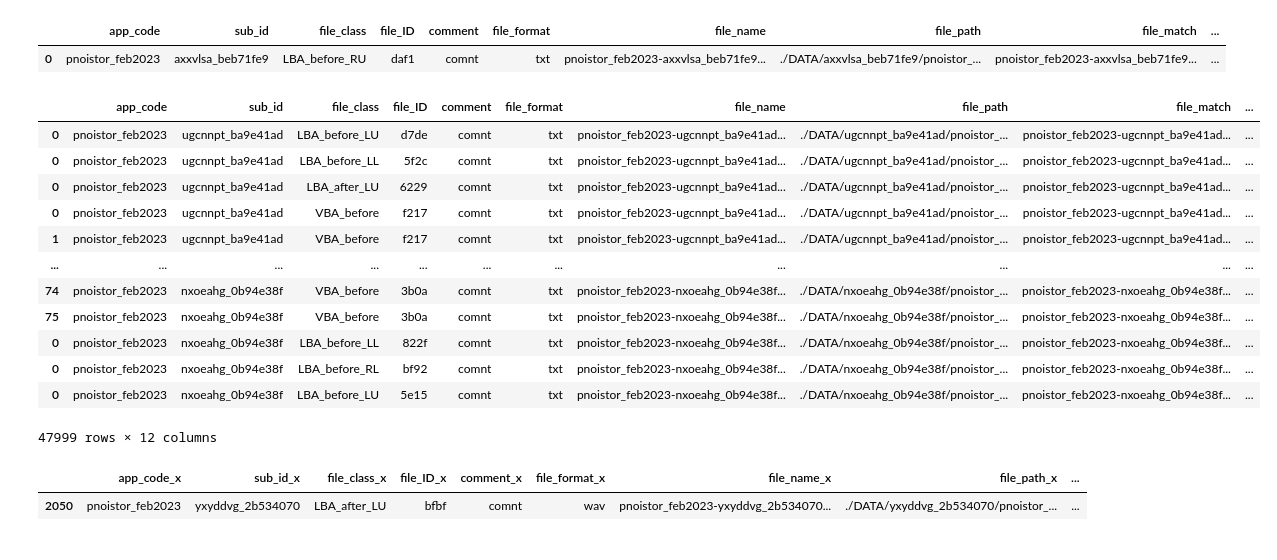
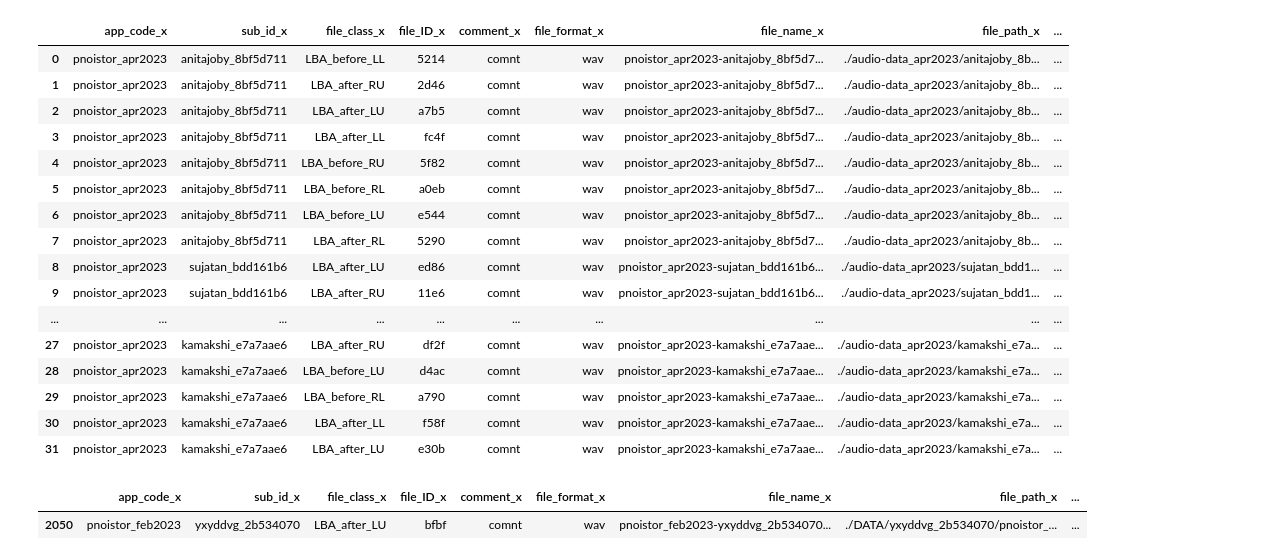
Before and after one commit to vaguebrownfox01/pnoi-anotest, a Jupyter notebook: anotest.ipynb, the cells around one changed output. Saved outputs shown, nothing was run; the diff lists cells and outputs as text; code cells hidden in the pictures.

```diff
--- a/anotest.ipynb
+++ b/anotest.ipynb
@@ -9,3 +7,5 @@ DATA_PATH = "./DATA"
+# %%
+DATA_PATH = "./audio-data_apr2023"
 # %%
 class Annotest:
     SEP = "-"
@@ -36,8 +36,8 @@ class Annotest:
         self.ALL_FILES_DF = self.make_files_df(all_files)
         self.ALL_SUBJECTS_LIST = self.get_subject_list()
 
-        self.ALL_METADATA_DF = self.make_metadata_df()
-        self.ALL_AUDIO_ANOTE_DF = self.make_aud_anot_df()
+        # self.ALL_METADATA_DF = self.make_metadata_df()
+        # self.ALL_AUDIO_ANOTE_DF = self.make_aud_anot_df()
 
 
     def make_files_df(self, all_files: list) -> pd.DataFrame:
@@ -134,26 +134,27 @@ pnoiannotest = Annotest(DATA_PATH)
 
 # annotest.get_anotless_aud()
 
-pnoiannotest.get_aud_anot_typos()
+# pnoiannotest.get_aud_anot_typos()
-# %% [output]
-|  | app_code | sub_id | file_class | file_ID | comment | file_format | file_name | file_path | file_match | ... |
-| 0 | pnoistor_feb2023 | axxvlsa_beb71fe9 | LBA_before_RU | daf1 | comnt | txt | pnoistor_feb2023-axxvlsa_beb71fe9... | ./DATA/axxvlsa_beb71fe9/pnoistor_... | pnoistor_feb2023-axxvlsa_beb71fe9... | ... |
 # %%
-pnoiannotest.ALL_AUDIO_ANOTE_DF
+pnoiannotest.get_anotless_aud()
 # %% [output]
-|  | app_code | sub_id | file_class | file_ID | comment | file_format | file_name | file_path | file_match | ... |
-| 0 | pnoistor_feb2023 | ugcnnpt_ba9e41ad | LBA_before_LU | d7de | comnt | txt | pnoistor_feb2023-ugcnnpt_ba9e41ad... | ./DATA/ugcnnpt_ba9e41ad/pnoistor_... | pnoistor_feb2023-ugcnnpt_ba9e41ad... | ... |
-| 0 | pnoistor_feb2023 | ugcnnpt_ba9e41ad | LBA_before_LL | 5f2c | comnt | txt | pnoistor_feb2023-ugcnnpt_ba9e41ad... | ./DATA/ugcnnpt_ba9e41ad/pnoistor_... | pnoistor_feb2023-ugcnnpt_ba9e41ad... | ... |
-| 0 | pnoistor_feb2023 | ugcnnpt_ba9e41ad | LBA_after_LU | 6229 | comnt | txt | pnoistor_feb2023-ugcnnpt_ba9e41ad... | ./DATA/ugcnnpt_ba9e41ad/pnoistor_... | pnoistor_feb2023-ugcnnpt_ba9e41ad... | ... |
-| 0 | pnoistor_feb2023 | ugcnnpt_ba9e41ad | VBA_before | f217 | comnt | txt | pnoistor_feb2023-ugcnnpt_ba9e41ad... | ./DATA/ugcnnpt_ba9e41ad/pnoistor_... | pnoistor_feb2023-ugcnnpt_ba9e41ad... | ... |
-| 1 | pnoistor_feb2023 | ugcnnpt_ba9e41ad | VBA_before | f217 | comnt | txt | pnoistor_feb2023-ugcnnpt_ba9e41ad... | ./DATA/ugcnnpt_ba9e41ad/pnoistor_... | pnoistor_feb2023-ugcnnpt_ba9e41ad... | ... |
-| ... | ... | ... | ... | ... | ... | ... | ... | ... | ... | ... |
-| 74 | pnoistor_feb2023 | nxoeahg_0b94e38f | VBA_before | 3b0a | comnt | txt | pnoistor_feb2023-nxoeahg_0b94e38f... | ./DATA/nxoeahg_0b94e38f/pnoistor_... | pnoistor_feb2023-nxoeahg_0b94e38f... | ... |
-| 75 | pnoistor_feb2023 | nxoeahg_0b94e38f | VBA_before | 3b0a | comnt | txt | pnoistor_feb2023-nxoeahg_0b94e38f... | ./DATA/nxoeahg_0b94e38f/pnoistor_... | pnoistor_feb2023-nxoeahg_0b94e38f... | ... |
-| 0 | pnoistor_feb2023 | nxoeahg_0b94e38f | LBA_before_LL | 822f | comnt | txt | pnoistor_feb2023-nxoeahg_0b94e38f... | ./DATA/nxoeahg_0b94e38f/pnoistor_... | pnoistor_feb2023-nxoeahg_0b94e38f... | ... |
-| 0 | pnoistor_feb2023 | nxoeahg_0b94e38f | LBA_before_RL | bf92 | comnt | txt | pnoistor_feb2023-nxoeahg_0b94e38f... | ./DATA/nxoeahg_0b94e38f/pnoistor_... | pnoistor_feb2023-nxoeahg_0b94e38f... | ... |
-| 0 | pnoistor_feb2023 | nxoeahg_0b94e38f | LBA_before_LU | 5e15 | comnt | txt | pnoistor_feb2023-nxoeahg_0b94e38f... | ./DATA/nxoeahg_0b94e38f/pnoistor_... | pnoistor_feb2023-nxoeahg_0b94e38f... | ... |
+|  | app_code_x | sub_id_x | file_class_x | file_ID_x | comment_x | file_format_x | file_name_x | file_path_x | ... |
+| 0 | pnoistor_apr2023 | anitajoby_8bf5d711 | LBA_before_LL | 5214 | comnt | wav | pnoistor_apr2023-anitajoby_8bf5d7... | ./audio-data_apr2023/anitajoby_8b... | ... |
+| 1 | pnoistor_apr2023 | anitajoby_8bf5d711 | LBA_after_RU | 2d46 | comnt | wav | pnoistor_apr2023-anitajoby_8bf5d7... | ./audio-data_apr2023/anitajoby_8b... | ... |
+| 2 | pnoistor_apr2023 | anitajoby_8bf5d711 | LBA_after_LU | a7b5 | comnt | wav | pnoistor_apr2023-anitajoby_8bf5d7... | ./audio-data_apr2023/anitajoby_8b... | ... |
+| 3 | pnoistor_apr2023 | anitajoby_8bf5d711 | LBA_after_LL | fc4f | comnt | wav | pnoistor_apr2023-anitajoby_8bf5d7... | ./audio-data_apr2023/anitajoby_8b... | ... |
+| 4 | pnoistor_apr2023 | anitajoby_8bf5d711 | LBA_before_RU | 5f82 | comnt | wav | pnoistor_apr2023-anitajoby_8bf5d7... | ./audio-data_apr2023/anitajoby_8b... | ... |
+| 5 | pnoistor_apr2023 | anitajoby_8bf5d711 | LBA_before_RL | a0eb | comnt | wav | pnoistor_apr2023-anitajoby_8bf5d7... | ./audio-data_apr2023/anitajoby_8b... | ... |
+| 6 | pnoistor_apr2023 | anitajoby_8bf5d711 | LBA_before_LU | e544 | comnt | wav | pnoistor_apr2023-anitajoby_8bf5d7... | ./audio-data_apr2023/anitajoby_8b... | ... |
+| 7 | pnoistor_apr2023 | anitajoby_8bf5d711 | LBA_after_RL | 5290 | comnt | wav | pnoistor_apr2023-anitajoby_8bf5d7... | ./audio-data_apr2023/anitajoby_8b... | ... |
+| 8 | pnoistor_apr2023 | sujatan_bdd161b6 | LBA_after_LU | ed86 | comnt | wav | pnoistor_apr2023-sujatan_bdd161b6... | ./audio-data_apr2023/sujatan_bdd1... | ... |
+| 9 | pnoistor_apr2023 | sujatan_bdd161b6 | LBA_after_RU | 11e6 | comnt | wav | pnoistor_apr2023-sujatan_bdd161b6... | ./audio-data_apr2023/sujatan_bdd1... | ... |
+| ... | ... | ... | ... | ... | ... | ... | ... | ... | ... |
+| 27 | pnoistor_apr2023 | kamakshi_e7a7aae6 | LBA_after_RU | df2f | comnt | wav | pnoistor_apr2023-kamakshi_e7a7aae... | ./audio-data_apr2023/kamakshi_e7a... | ... |
+| 28 | pnoistor_apr2023 | kamakshi_e7a7aae6 | LBA_before_LU | d4ac | comnt | wav | pnoistor_apr2023-kamakshi_e7a7aae... | ./audio-data_apr2023/kamakshi_e7a... | ... |
+| 29 | pnoistor_apr2023 | kamakshi_e7a7aae6 | LBA_before_RL | a790 | comnt | wav | pnoistor_apr2023-kamakshi_e7a7aae... | ./audio-data_apr2023/kamakshi_e7a... | ... |
+| 30 | pnoistor_apr2023 | kamakshi_e7a7aae6 | LBA_after_LL | f58f | comnt | wav | pnoistor_apr2023-kamakshi_e7a7aae... | ./audio-data_apr2023/kamakshi_e7a... | ... |
+| 31 | pnoistor_apr2023 | kamakshi_e7a7aae6 | LBA_after_LU | e30b | comnt | wav | pnoistor_apr2023-kamakshi_e7a7aae... | ./audio-data_apr2023/kamakshi_e7a... | ... |
-47999 rows × 12 columns
 # %%
 # annotest.get_anotless()[annotest.get_anotless().value_counts() > 1]
 
```
Also changed, not shown: parts of 1 cell of this notebook, 5 other files.
